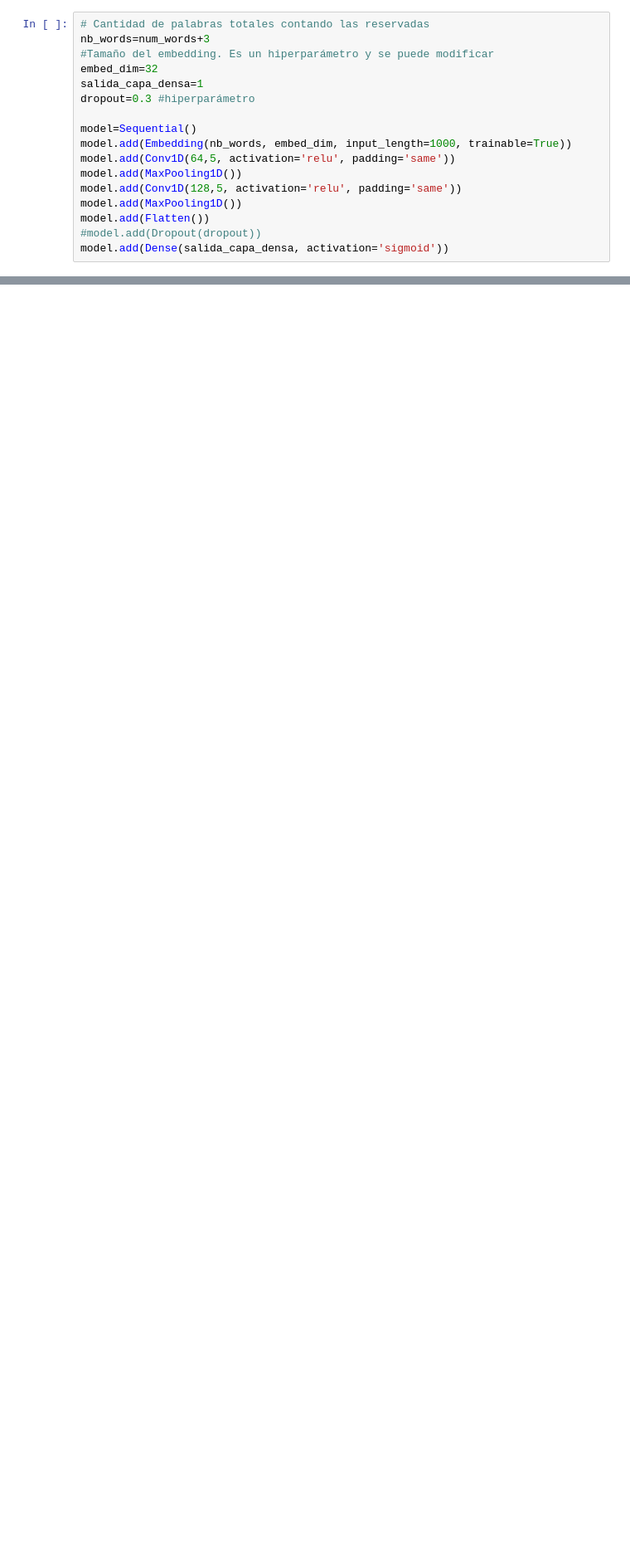
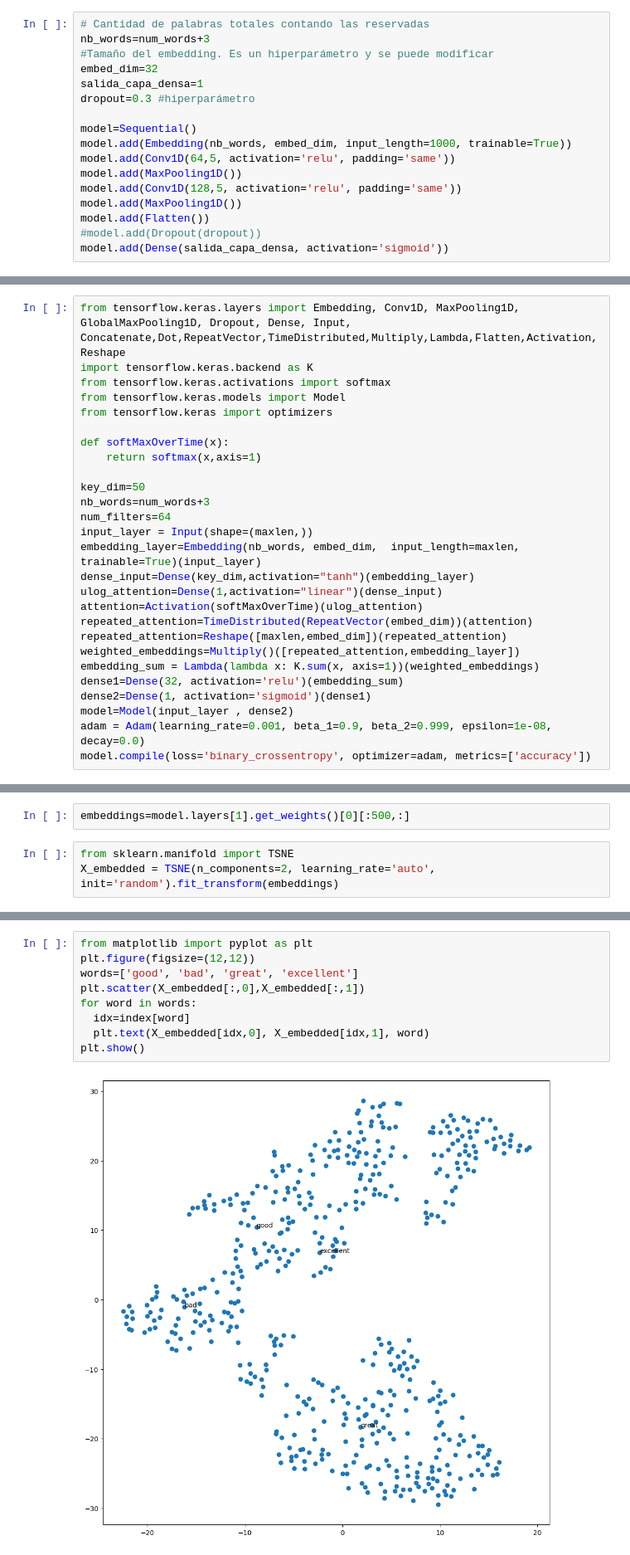
Before and after one commit to LCaravaggio/NLP, a Jupyter notebook: 05_embeddings/Trainable Embeddings 1.ipynb, the cells around one changed output, grey strips where cells are left out. Shown at 83% size. Cells and saved outputs as stored; diff of their text form; blank space fills up the shorter version.

```diff
--- a/05_embeddings/Trainable Embeddings 1.ipynb
+++ b/05_embeddings/Trainable Embeddings 1.ipynb
@@ -306,3 +367,30 @@ model.compile(loss='binary_crossentropy', optimizer=adam, metrics=['accuracy'])
+# %%
+from tensorflow.keras.layers import Embedding, Conv1D, MaxPooling1D, GlobalMaxPooling1D, Dropout, Dense, Input, Concatenate,Dot,RepeatVector,TimeDistributed,Multiply,Lambda,Flatten,Activation,Reshape
+import tensorflow.keras.backend as K
+from tensorflow.keras.activations import softmax
+from tensorflow.keras.models import Model
+from tensorflow.keras import optimizers
+
+def softMaxOverTime(x):
+    return softmax(x,axis=1)
+
+key_dim=50
+nb_words=num_words+3
+num_filters=64
+input_layer = Input(shape=(maxlen,))
+embedding_layer=Embedding(nb_words, embed_dim,  input_length=maxlen, trainable=True)(input_layer)
+dense_input=Dense(key_dim,activation="tanh")(embedding_layer)
+ulog_attention=Dense(1,activation="linear")(dense_input)
+attention=Activation(softMaxOverTime)(ulog_attention)
+repeated_attention=TimeDistributed(RepeatVector(embed_dim))(attention)
+repeated_attention=Reshape([maxlen,embed_dim])(repeated_attention)
+weighted_embeddings=Multiply()([repeated_attention,embedding_layer])
+embedding_sum = Lambda(lambda x: K.sum(x, axis=1))(weighted_embeddings)
+dense1=Dense(32, activation='relu')(embedding_sum)
+dense2=Dense(1, activation='sigmoid')(dense1)
+model=Model(input_layer , dense2)
+adam = Adam(learning_rate=0.001, beta_1=0.9, beta_2=0.999, epsilon=1e-08, decay=0.0)
+model.compile(loss='binary_crossentropy', optimizer=adam, metrics=['accuracy'])
 # %%
 model.fit(data,targets,batch_size=32,epochs=10,validation_split=0.2)
 # %% [output]
@@ -382,0 +422,5 @@ Epoch 10/10
+# %%
+embeddings=model.layers[1].get_weights()[0][:500,:]
+# %%
+from sklearn.manifold import TSNE
+X_embedded = TSNE(n_components=2, learning_rate='auto', init='random').fit_transform(embeddings)
@@ -382,0 +435,11 @@ Epoch 10/10
+# %%
+from matplotlib import pyplot as plt
+plt.figure(figsize=(12,12))
+words=['good', 'bad', 'great', 'excellent']
+plt.scatter(X_embedded[:,0],X_embedded[:,1])
+for word in words:
+  idx=index[word]
+  plt.text(X_embedded[idx,0], X_embedded[idx,1], word)
+plt.show()
+# %% [output]
+[figure, added]
```
Also changed, not shown: parts of 28 cells of this notebook.
